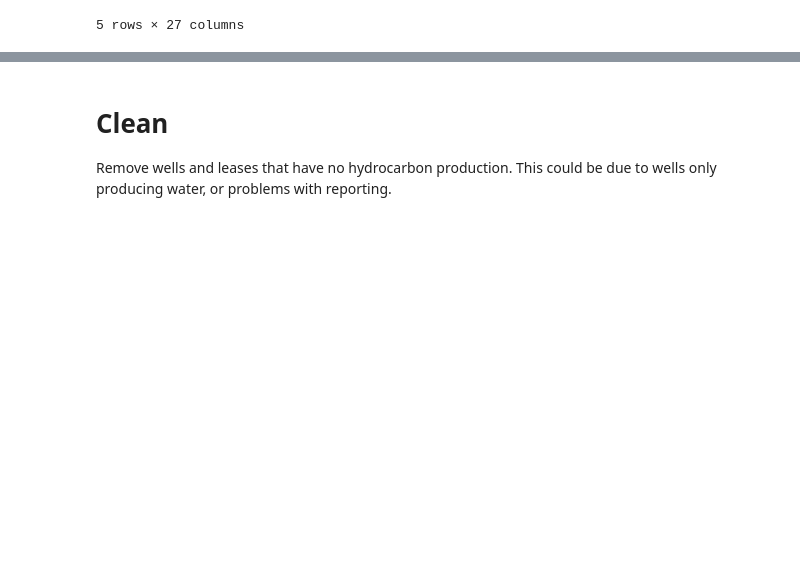
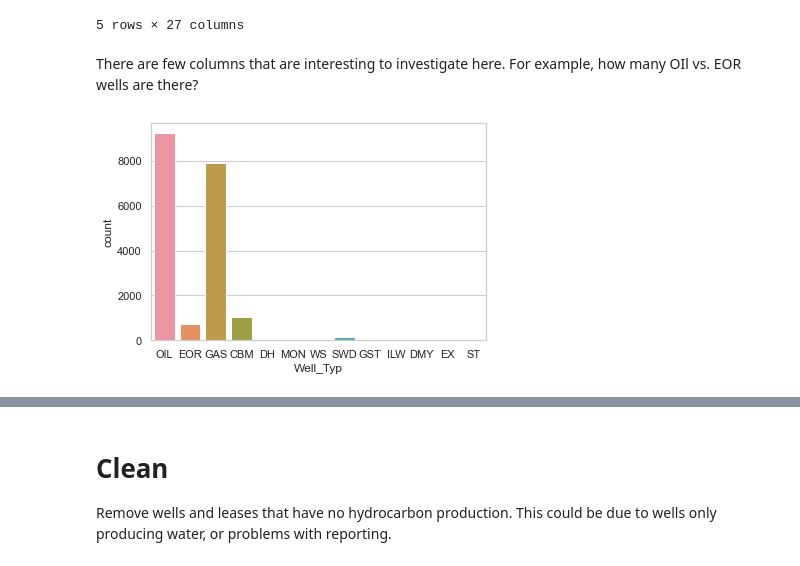
Before and after one commit to jromani-ds/MT_Oil, a Jupyter notebook: DataCollection.ipynb, the cells around one changed output, grey strips where cells are left out. Drawn from its saved outputs; the diff is of its cells as text; code cells hidden in the pictures; blank space fills up the shorter version.

```diff
--- a/DataCollection.ipynb
+++ b/DataCollection.ipynb
@@ -90,6 +91,14 @@ well_data_df.head()
 | 3 | 25065055920000 | 645 | Kelly Oil and Gas LLC | Smith M #3 | OIL | Oil | SI | Shut In | 12 | 10 | ... |
 | 4 | 25101226430000 | 4070 | Kipling Energy Incorporated | Allen 4 | OIL | Oil | AX | P&A - Approved | 11 | 34 | ... |
 5 rows × 27 columns
+# %% [markdown]
+There are few columns that are interesting to investigate here. For example, how many OIl vs. EOR wells are there?
+# %%
+import seaborn as sns
+sns.set_theme(style="whitegrid")
+ax = sns.countplot(x="Well_Typ", data=well_data_df)
+# %% [output]
+[figure, added]
 # %%
 well_data_df.describe()
 # %% [output]
```
Also changed, not shown: parts of 20 cells of this notebook.
